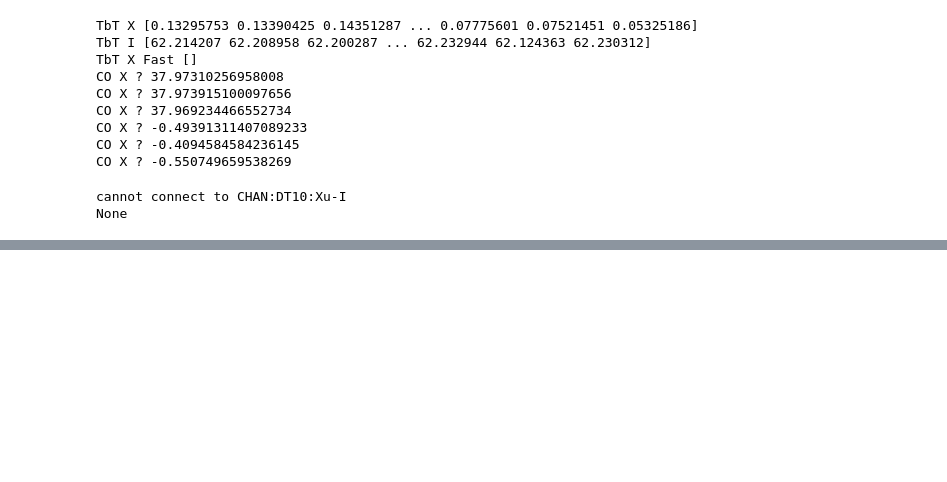
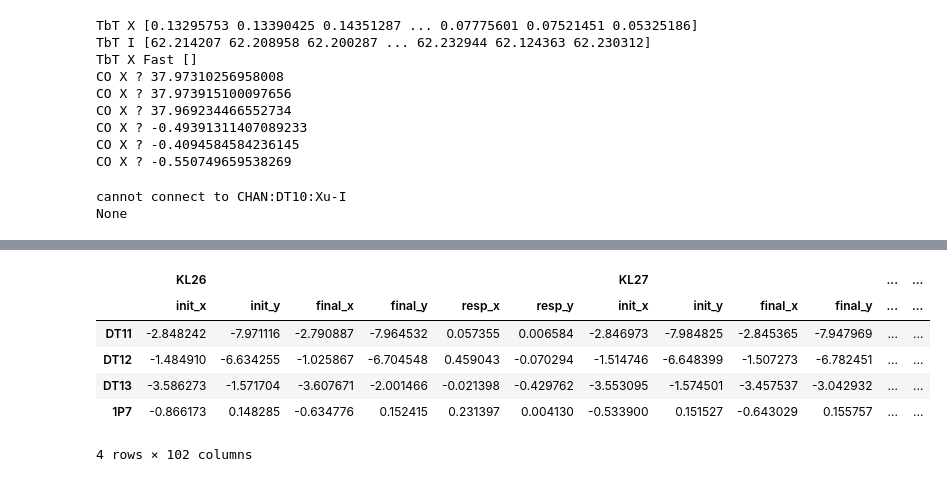
Before and after one commit to Rasimilian/K500-Beamline, a Jupyter notebook: optics.ipynb, the cells around one changed output, grey strips where cells are left out. Saved outputs shown, nothing was run; the diff lists cells and outputs as text; code cells hidden in the pictures; blank space fills up the shorter version.

```diff
--- a/optics.ipynb
+++ b/optics.ipynb
@@ -222,19 +185,0 @@ plt.show()
-# %%
-bpm = "DT13"
-fig = plt.figure()
-ax1 = fig.add_subplot(111)
-ax2 = ax1.twiny()
-ax1.plot(data[bpm]["x"], label=f"{bpm} X")
-ax1.plot(data[bpm]["y"], label=f"{bpm} Y")
-ax1.set_xlabel("Индекс выстрела")
-ax1.set_ylabel("Координата [мм]")
-ax1.legend()
-ax2.set_xlim(ax1.get_xlim())
-
-num_ticks = int(len(data[bpm]["time"]) / num)
-labels = data[bpm]["time"][::num_ticks]
-ticks = range(0, len(data[bpm]["time"]))[::num_ticks]
-ax2.set_xticks(ticks)
-ax2.set_xticklabels(labels, rotation=60)
-plt.savefig(dir + f"{bpm}_coord.png", bbox_inches='tight')
-plt.show()
@@ -243,19 +185,0 @@ plt.show()
-# %%
-bpm = "1P7"
-fig = plt.figure()
-ax1 = fig.add_subplot(111)
-ax2 = ax1.twiny()
-ax1.plot(data[bpm]["x"], label=f"{bpm} X")
-ax1.plot(data[bpm]["y"], label=f"{bpm} Y")
-ax1.set_xlabel("Индекс выстрела")
-ax1.set_ylabel("Координата [мм]")
-ax1.legend()
-ax2.set_xlim(ax1.get_xlim())
-
-num_ticks = int(len(data[bpm]["time"]) / num)
-labels = data[bpm]["time"][::num_ticks]
-ticks = range(0, len(data[bpm]["time"]))[::num_ticks]
-ax2.set_xticks(ticks)
-ax2.set_xticklabels(labels, rotation=60)
-plt.savefig(dir + f"{bpm}_coord.png", bbox_inches='tight')
-plt.show()
@@ -263,0 +309,12 @@ plt.show()
+# %%
+a = {elem: pd.DataFrame(dat, index=["DT11", "DT12", "DT13", "1P7"]) for elem, dat in resps.items()}
+b = pd.concat(list(a.values()), axis=1, keys=tuple(a.keys()))
+b
+# %% [output]
+|  | KL26 |  |  |  |  |  | KL27 |  |  |  | ... | ... |
+|  | init_x | init_y | final_x | final_y | resp_x | resp_y | init_x | init_y | final_x | final_y | ... | ... |
+| DT11 | -2.848242 | -7.971116 | -2.790887 | -7.964532 | 0.057355 | 0.006584 | -2.846973 | -7.984825 | -2.845365 | -7.947969 | ... | ... |
+| DT12 | -1.484910 | -6.634255 | -1.025867 | -6.704548 | 0.459043 | -0.070294 | -1.514746 | -6.648399 | -1.507273 | -6.782451 | ... | ... |
+| DT13 | -3.586273 | -1.571704 | -3.607671 | -2.001466 | -0.021398 | -0.429762 | -3.553095 | -1.574501 | -3.457537 | -3.042932 | ... | ... |
+| 1P7 | -0.866173 | 0.148285 | -0.634776 | 0.152415 | 0.231397 | 0.004130 | -0.533900 | 0.151527 | -0.643029 | 0.155757 | ... | ... |
+4 rows × 102 columns
```
Also changed, not shown: parts of 20 cells of this notebook.
